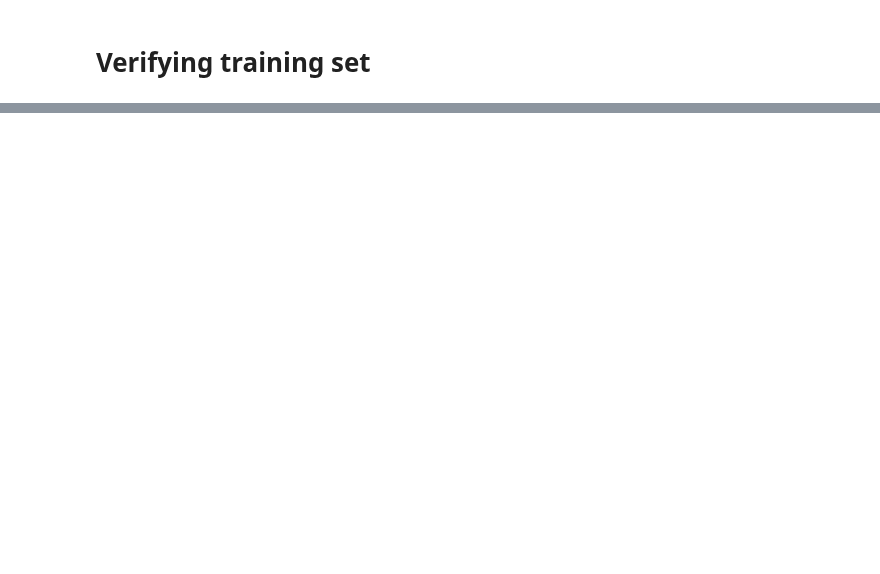
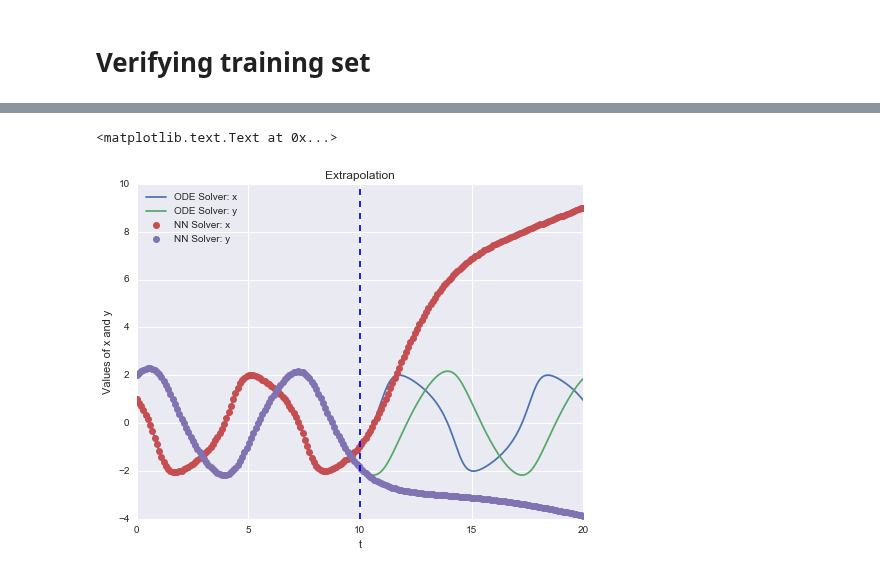
Before and after one commit to JiaweiZhuang/AM205_final, a Jupyter notebook: prototype/CHC/Van_der_Pol_oscillator.ipynb, the cells around one changed output, grey strips where cells are left out. Cells and saved outputs as stored; diff of their text form; code cells hidden in the pictures; blank space fills up the shorter version.

```diff
--- a/prototype/CHC/Van_der_Pol_oscillator.ipynb
+++ b/prototype/CHC/Van_der_Pol_oscillator.ipynb
@@ -109,3 +112,22 @@ np.mean([sqrt(mean_squared_error(sol.y[i], y_pred_list[i])) for i in range(2)])
+# %%
+t_test = np.linspace(0., 20.0, 200).reshape(-1,1)
+
+sol = solve_ivp(f, [t_test.min(), t_test.max()], y0_list, method='Radau', rtol=1e-5)
+y_pred_list, dydt_pred_list = nn.predict(t=t_test)
+plt.figure(figsize=(8, 6))
+plt.plot(sol.t, sol.y[0], label='ODE Solver: x')
+plt.plot(sol.t, sol.y[1], label='ODE Solver: y')
+
+plt.plot(t_test, y_pred_list[0], 'o', label='NN Solver: x')
+plt.plot(t_test, y_pred_list[1], 'o', label='NN Solver: y')
+plt.axvline(x = 10 , linestyle = '--')
+plt.legend(loc = 'best')
+plt.title('Extrapolation')
+plt.ylabel('Values of x and y')
+plt.xlabel('t')
+# %% [output]
+<matplotlib.text.Text at 0x...>
+[figure, added]
 # %%
 res_arr = []
 for _ in range(100):
```
Also changed, not shown: parts of 8 cells of this notebook, 24 other files.
